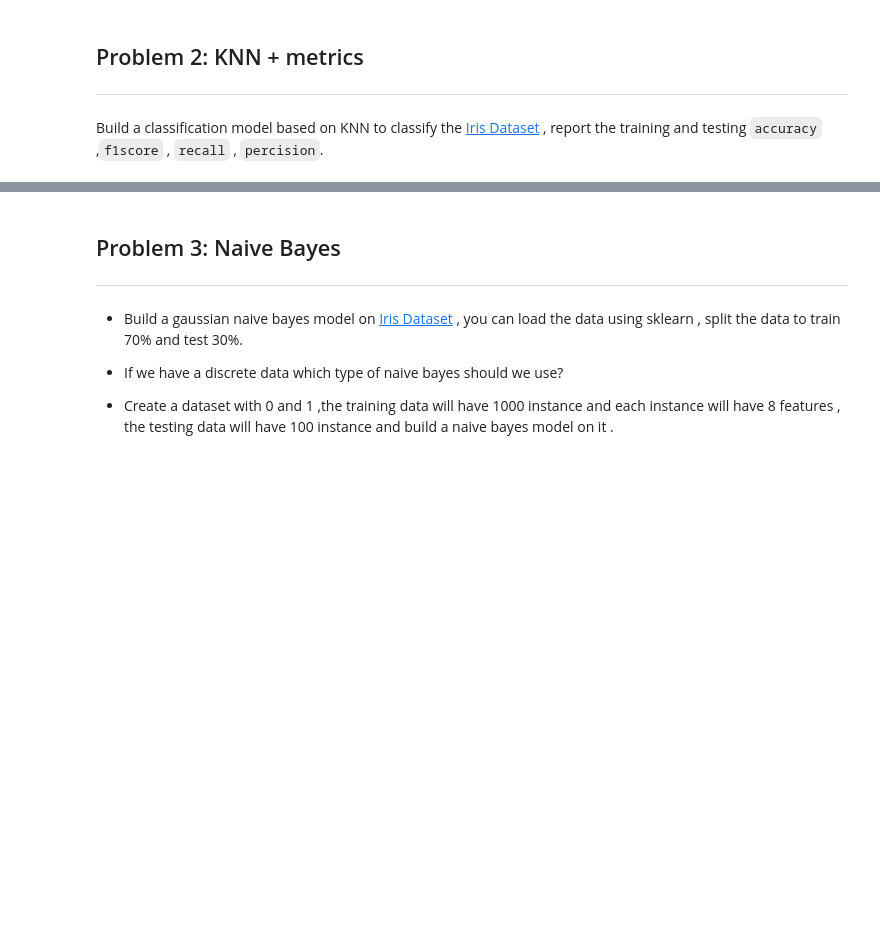
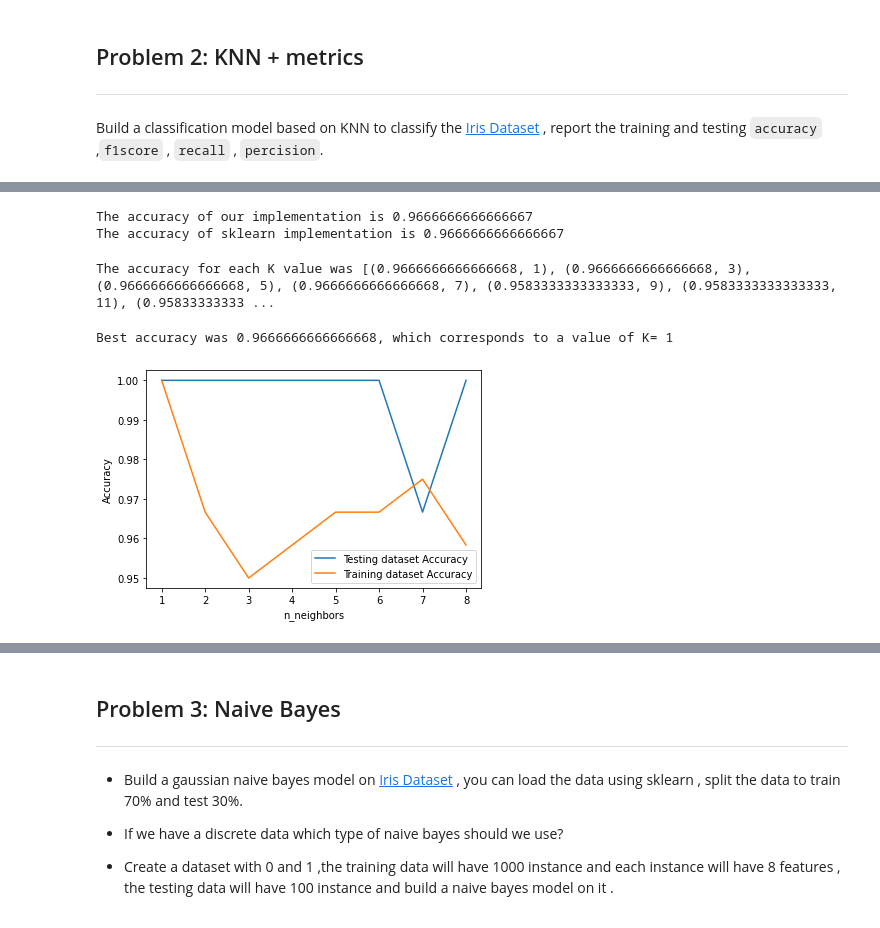
Before and after one commit to shahd1995913/Tahalf-Mechine-Learning-DS3, a Jupyter notebook: Tasks/ML1_S5_Assignment.ipynb, the cells around one changed output, grey strips where cells are left out. Cells and saved outputs as stored; diff of their text form; code cells hidden in the pictures; blank space fills up the shorter version.

```diff
--- a/Tasks/ML1_S5_Assignment.ipynb
+++ b/Tasks/ML1_S5_Assignment.ipynb
@@ -167,0 +389,34 @@ Build a classification model based on KNN to classify the [Iris Dataset](https:/
+# %%
+print(f'The accuracy of our implementation is {accuracy_score(y_test, y_pred_scratch)}')
+print(f'The accuracy of sklearn implementation is {accuracy_score(y_test, y_pred_sklearn)}')
+# %% [output]
+The accuracy of our implementation is 0.9666666666666667
+The accuracy of sklearn implementation is 0.9666666666666667
+# %%
+n_splits= 4 ## Choose the number of splits
+kf= KFold(n_splits= n_splits) ## Call the K Fold function
+
+accuracy_k= [] ## Keep track of the accuracy for each K
+k_values= list(range(1,30,2)) ## Search for the best value of K
+
+for k in k_values: ## Loop over the K values
+  accuracy_fold= 0
+  for normalized_x_train_fold_idx, normalized_x_valid_fold_idx in  kf.split(normalized_x_train): ## Loop over the splits
+      normalized_x_train_fold= normalized_x_train[normalized_x_train_fold_idx] ## fetch the values
+      y_train_fold= y_train[normalized_x_train_fold_idx]
+
+      normalized_x_test_fold= normalized_x_train[normalized_x_valid_fold_idx]
+      y_valid_fold= y_train[normalized_x_valid_fold_idx]
+      y_pred_fold= KNN_from_scratch(normalized_x_train_fold, y_train_fold, normalized_x_test_fold, k)
+
+      accuracy_fold+= accuracy_score (y_pred_fold, y_valid_fold) ## Accumulate the accuracy
+  accuracy_fold= accuracy_fold/ n_splits ## Divide by the number of splits
+  accuracy_k.append(accuracy_fold)
+# %%
+print(f'The accuracy for each K value was {list ( zip (accuracy_k, k_values))}') ## creates a tuple with accuracy corresponding to k value
+# %% [output]
+The accuracy for each K value was [(0.9666666666666668, 1), (0.9666666666666668, 3), (0.9666666666666668, 5), (0.9666666666666668, 7), (0.9583333333333333, 9), (0.9583333333333333, 11), (0.95833333333 ...
+# %%
+print(f'Best accuracy was {np.max(accuracy_k)}, which corresponds to a value of K= {k_values[np.argmax(accuracy_k)]}')
+# %% [output]
+Best accuracy was 0.9666666666666668, which corresponds to a value of K= 1
@@ -167,0 +425,41 @@ Build a classification model based on KNN to classify the [Iris Dataset](https:/
+# %%
+# Import necessary modules
+from sklearn.neighbors import KNeighborsClassifier
+from sklearn.model_selection import train_test_split
+from sklearn.datasets import load_iris
+import numpy as np
+import matplotlib.pyplot as plt
+
+irisData = load_iris()
+
+# Create feature and target arrays
+X = irisData.data
+y = irisData.target
+
+# Split into training and test set
+X_train, X_test, y_train, y_test = train_test_split(
+			X, y, test_size = 0.2, random_state=42)
+
+neighbors = np.arange(1, 9)
+train_accuracy = np.empty(len(neighbors))
+test_accuracy = np.empty(len(neighbors))
+
+# Loop over K values
+for i, k in enumerate(neighbors):
+	knn = KNeighborsClassifier(n_neighbors=k)
+	knn.fit(X_train, y_train)
+
+	# Compute training and test data accuracy
+	train_accuracy[i] = knn.score(X_train, y_train)
+	test_accuracy[i] = knn.score(X_test, y_test)
+
+# Generate plot
+plt.plot(neighbors, test_accuracy, label = 'Testing dataset Accuracy')
+plt.plot(neighbors, train_accuracy, label = 'Training dataset Accuracy')
+
+plt.legend()
+plt.xlabel('n_neighbors')
+plt.ylabel('Accuracy')
+plt.show()
+# %% [output]
+[figure, added]
```
Also changed, not shown: parts of 23 cells of this notebook.
